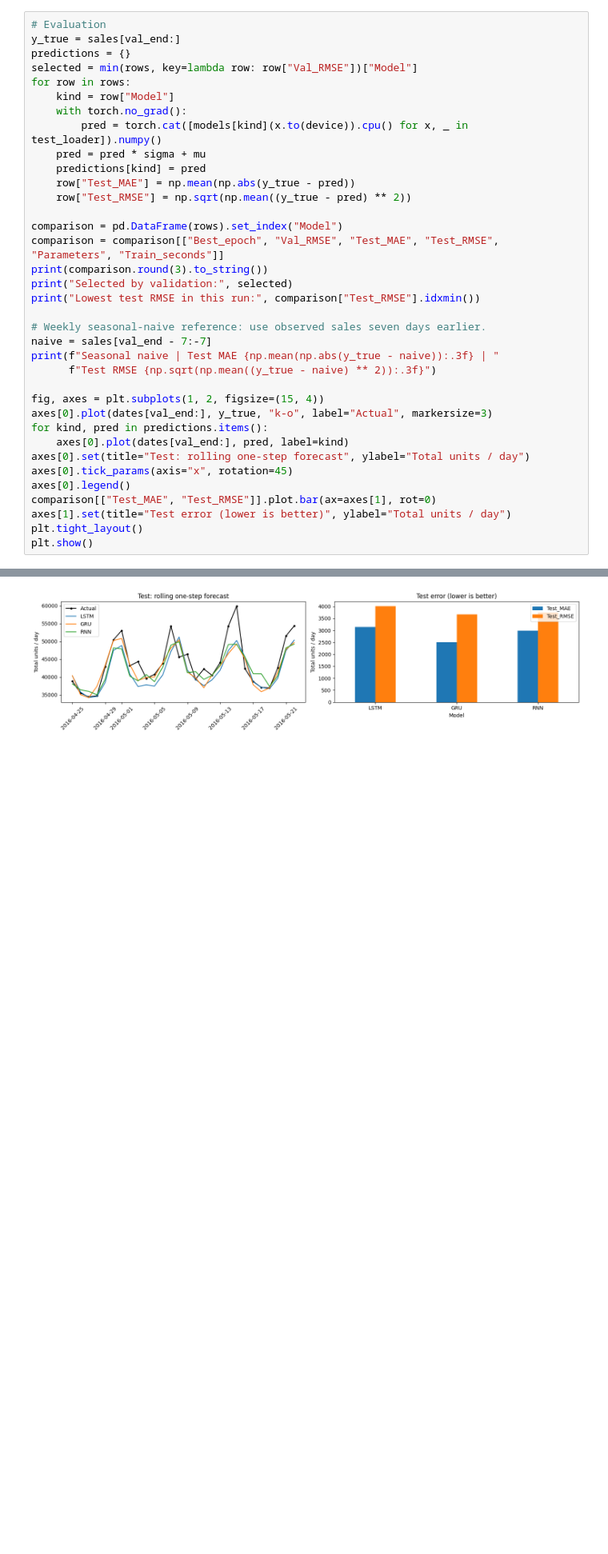
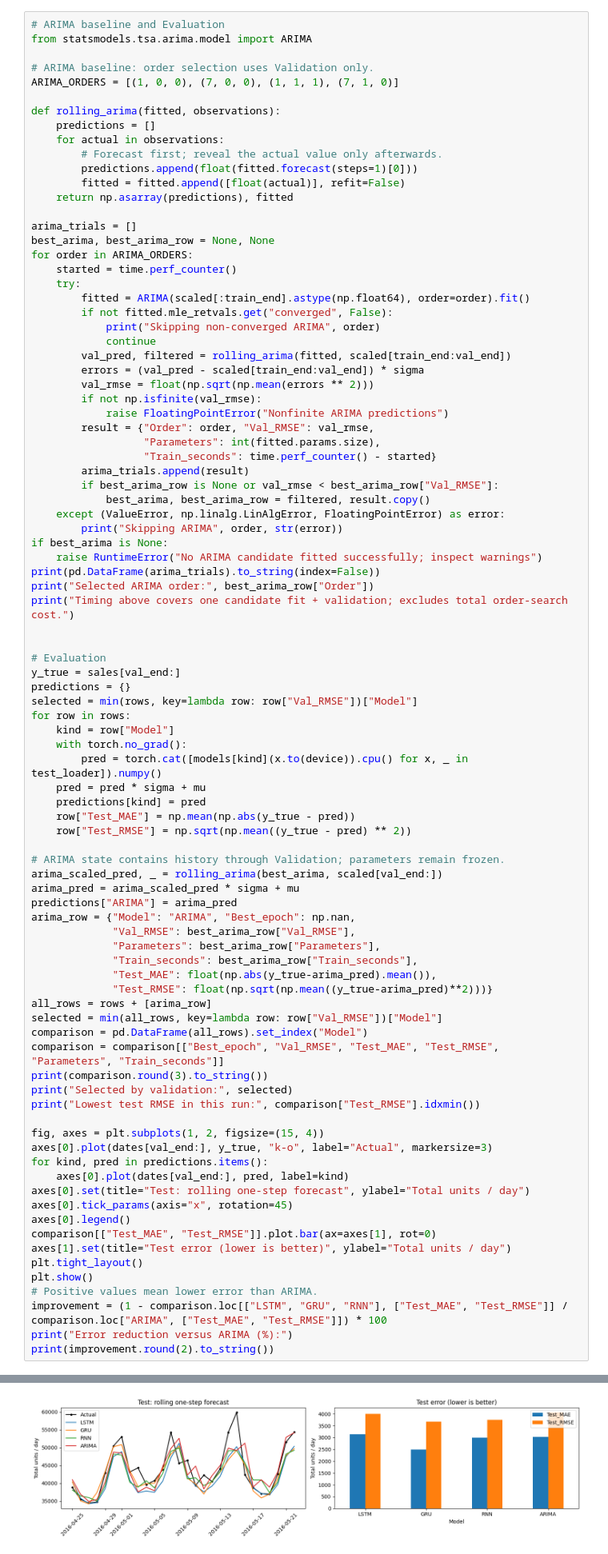
Before and after one commit to puttipongchut/e-commerce-product-forecasting, a Jupyter notebook: notebooks/main.ipynb, the cells around one changed output, grey strips where cells are left out. Shown at 80% size. Saved outputs shown, nothing was run; the diff lists cells and outputs as text; blank space fills up the shorter version.

Commit message:
change baseline to arima

```diff
--- a/notebooks/main.ipynb
+++ b/notebooks/main.ipynb
@@ -216,6 +216,49 @@ plt.show()
 # %% [output]
 [figure]
 # %%
+# ARIMA baseline and Evaluation
+from statsmodels.tsa.arima.model import ARIMA
+
+# ARIMA baseline: order selection uses Validation only.
+ARIMA_ORDERS = [(1, 0, 0), (7, 0, 0), (1, 1, 1), (7, 1, 0)]
+
+def rolling_arima(fitted, observations):
+    predictions = []
+    for actual in observations:
+        # Forecast first; reveal the actual value only afterwards.
+        predictions.append(float(fitted.forecast(steps=1)[0]))
+        fitted = fitted.append([float(actual)], refit=False)
+    return np.asarray(predictions), fitted
+
+arima_trials = []
+best_arima, best_arima_row = None, None
+for order in ARIMA_ORDERS:
+    started = time.perf_counter()
+    try:
+        fitted = ARIMA(scaled[:train_end].astype(np.float64), order=order).fit()
+        if not fitted.mle_retvals.get("converged", False):
+            print("Skipping non-converged ARIMA", order)
+            continue
+        val_pred, filtered = rolling_arima(fitted, scaled[train_end:val_end])
+        errors = (val_pred - scaled[train_end:val_end]) * sigma
+        val_rmse = float(np.sqrt(np.mean(errors ** 2)))
+        if not np.isfinite(val_rmse):
+            raise FloatingPointError("Nonfinite ARIMA predictions")
+        result = {"Order": order, "Val_RMSE": val_rmse,
+                  "Parameters": int(fitted.params.size),
+                  "Train_seconds": time.perf_counter() - started}
+        arima_trials.append(result)
+        if best_arima_row is None or val_rmse < best_arima_row["Val_RMSE"]:
+            best_arima, best_arima_row = filtered, result.copy()
+    except (ValueError, np.linalg.LinAlgError, FloatingPointError) as error:
+        print("Skipping ARIMA", order, str(error))
+if best_arima is None:
+    raise RuntimeError("No ARIMA candidate fitted successfully; inspect warnings")
+print(pd.DataFrame(arima_trials).to_string(index=False))
+print("Selected ARIMA order:", best_arima_row["Order"])
+print("Timing above covers one candidate fit + validation; excludes total order-search cost.")
+
+
 # Evaluation
 y_true = sales[val_end:]
 predictions = {}
@@ -229,16 +272,23 @@ for row in rows:
     row["Test_MAE"] = np.mean(np.abs(y_true - pred))
     row["Test_RMSE"] = np.sqrt(np.mean((y_true - pred) ** 2))
 
-comparison = pd.DataFrame(rows).set_index("Model")
+# ARIMA state contains history through Validation; parameters remain frozen.
+arima_scaled_pred, _ = rolling_arima(best_arima, scaled[val_end:])
+arima_pred = arima_scaled_pred * sigma + mu
+predictions["ARIMA"] = arima_pred
+arima_row = {"Model": "ARIMA", "Best_epoch": np.nan,
+             "Val_RMSE": best_arima_row["Val_RMSE"],
+             "Parameters": best_arima_row["Parameters"],
+             "Train_seconds": best_arima_row["Train_seconds"],
+             "Test_MAE": float(np.abs(y_true-arima_pred).mean()),
+             "Test_RMSE": float(np.sqrt(np.mean((y_true-arima_pred)**2)))}
+all_rows = rows + [arima_row]
+selected = min(all_rows, key=lambda row: row["Val_RMSE"])["Model"]
+comparison = pd.DataFrame(all_rows).set_index("Model")
 comparison = comparison[["Best_epoch", "Val_RMSE", "Test_MAE", "Test_RMSE", "Parameters", "Train_seconds"]]
 print(comparison.round(3).to_string())
 print("Selected by validation:", selected)
 print("Lowest test RMSE in this run:", comparison["Test_RMSE"].idxmin())
-
-# Weekly seasonal-naive reference: use observed sales seven days earlier.
-naive = sales[val_end - 7:-7]
-print(f"Seasonal naive | Test MAE {np.mean(np.abs(y_true - naive)):.3f} | "
-      f"Test RMSE {np.sqrt(np.mean((y_true - naive) ** 2)):.3f}")
 
 fig, axes = plt.subplots(1, 2, figsize=(15, 4))
 axes[0].plot(dates[val_end:], y_true, "k-o", label="Actual", markersize=3)
@@ -251,4 +301,8 @@ comparison[["Test_MAE", "Test_RMSE"]].plot.bar(ax=axes[1], rot=0)
 axes[1].set(title="Test error (lower is better)", ylabel="Total units / day")
 plt.tight_layout()
 plt.show()
+# Positive values mean lower error than ARIMA.
+improvement = (1 - comparison.loc[["LSTM", "GRU", "RNN"], ["Test_MAE", "Test_RMSE"]] / comparison.loc["ARIMA", ["Test_MAE", "Test_RMSE"]]) * 100
+print("Error reduction versus ARIMA (%):")
+print(improvement.round(2).to_string())
 # %% [output]
@@ -263 +324 @@ Seasonal naive | Test MAE 3449.250 | Test RMSE 4622.715
-[figure, old version]
+[figure, new version]
```
Also changed, not shown: parts of 2 cells of this notebook.
